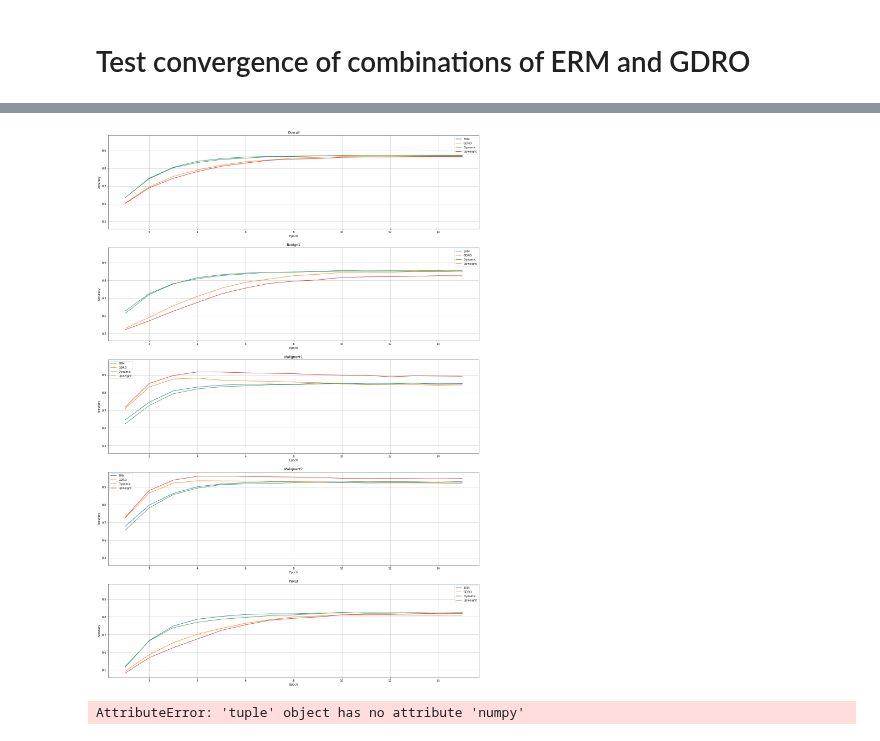
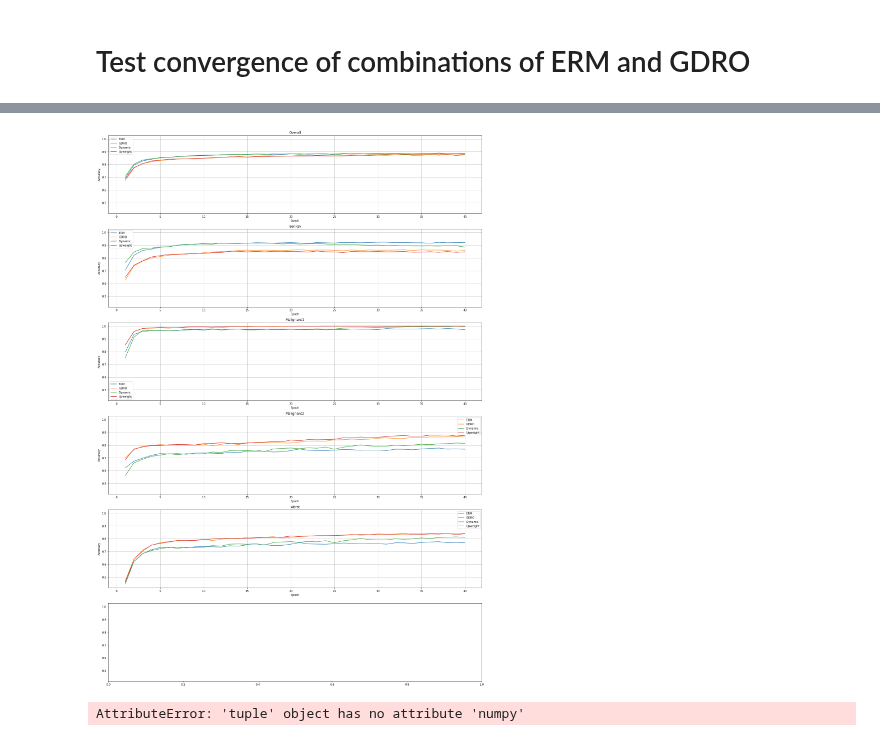
Before and after one commit to mtzig/LIDC_GDRO, a Jupyter notebook: notebooks/run_test.ipynb, the cells around one changed output, grey strips where cells are left out. Saved outputs shown, nothing was run; the diff lists cells and outputs as text; code cells hidden in the pictures.

Commit message:
ran lidc designed features on cnn clusters

```diff
--- a/notebooks/run_test.ipynb
+++ b/notebooks/run_test.ipynb
@@ -61,7 +69,7 @@ Using device cuda
 # %%
 # get LIDC data
 
-df = data_utils.preprocess_data(*data_utils.load_lidc(data_root="data/"))
+df = data_utils.preprocess_data(*data_utils.load_lidc(data_root='data/', feature_path='LIDC_20130817_AllFeatures2D_MaxSlicePerNodule_inLineRatings.csv', subclass_path='subclass_labels/LIDC_data_split_with_cluster.csv'), subclass_column='cluster')
 df
 # %% [output]
 |  | noduleID | Area | ConvexArea | Perimeter | ConvexPerimeter | EquivDiameter | MajorAxisLength | ... |
@@ -210,30 +214,30 @@ for a in range(len(test_algorithms)):
             # create and train model
             # model = models.NeuralNetwork(64, 32, 32, 2)
             # model.to(device)
-            model = model_class(*model_args)
+            model = model_class(*model_args).to(device)
 
             if (algorithm == "ERM"):
-                loss_fn = loss.ERMLoss(model, torch.nn.CrossEntropyLoss(), hparams, subclassed=True)
+                loss_fn = loss.ERMLoss(model, torch.nn.CrossEntropyLoss(), subclassed=True)
             elif (algorithm == "GDRO"):
-                loss_fn = loss.GDROLossAlt(model, torch.nn.CrossEntropyLoss(), hparams["eta"], len(subtypes) - 1, normalize_loss=False)
+                loss_fn = loss.GDROLoss(model, torch.nn.CrossEntropyLoss(), hparams["eta"], len(subtypes) - 1, normalize_loss=False)
             elif (algorithm == "NormGDRO"):
-                loss_fn = loss.GDROLossAlt(model, torch.nn.CrossEntropyLoss(), hparams["eta"], len(subtypes) - 1, normalize_loss=True)
+                loss_fn = loss.GDROLoss(model, torch.nn.CrossEntropyLoss(), hparams["eta"], len(subtypes) - 1, normalize_loss=True)
             elif (algorithm.startswith("GDRO")):
-                loss_fn = loss.GDROLossAlt(model, torch.nn.CrossEntropyLoss(), float(algorithm[len("GDRO"):]), len(subtypes) - 1, normalize_loss=True)
+                loss_fn = loss.GDROLoss(model, torch.nn.CrossEntropyLoss(), float(algorithm[len("GDRO"):]), len(subtypes) - 1, normalize_loss=True)
             elif (algorithm == "Dynamic"):
-                loss_fn = loss.DynamicERMGDROLossAlt(model, torch.nn.CrossEntropyLoss(), hparams["eta"], hparams["gamma"], len(subtypes) - 1)
+                loss_fn = loss.DynamicLoss(model, torch.nn.CrossEntropyLoss(), hparams["eta"], hparams["gamma"], len(subtypes) - 1)
             elif (algorithm.startswith("Dynamic")):
-                loss_fn = loss.DynamicERMGDROLossAlt(model, torch.nn.CrossEntropyLoss(), float(algorithm[len("Dynamic"):]), hparams["gamma"], len(subtypes) - 1)
+                loss_fn = loss.DynamicLoss(model, torch.nn.CrossEntropyLoss(), float(algorithm[len("Dynamic"):]), hparams["gamma"], len(subtypes) - 1)
             elif (algorithm == "Upweight"):
-                loss_fn = loss.UpweightSmall(model, torch.nn.CrossEntropyLoss(), len(subtypes) - 1)
+                loss_fn = loss.UpweightLoss(model, torch.nn.CrossEntropyLoss(), len(subtypes) - 1)
             else:
                 loss_fn = loss.ERMGDROLoss(model, torch.nn.CrossEntropyLoss(), hparams, len(subtypes) - 1)
             optimizer = torch.optim.Adam(model.parameters(), lr=lr, weight_decay=weight_decay)#, momentum=momentum)
 
-            scheduler = ReduceLROnPlateau(optimizer, mode='max', factor=0.2, patience=2, verbose=True)
+            # scheduler = ReduceLROnPlateau(optimizer, mode='max', factor=0.2, patience=2, verbose=True)
 
             for epoch in range(epochs):
-#                 print(f'Epoch {epoch + 1} / {epochs}')
+                print(f'Epoch {epoch + 1} / {epochs}')
 
                 if algorithm == "Sharp":
                     loss_fn.t = epoch / epochs < 0.5  # sharp boundary
@@ -253,7 +257,7 @@ for a in range(len(test_algorithms)):
                 train_eval.train(train_dataloader, model, loss_fn, optimizer)
                 sensitivities = train_eval.evaluate(test_dataloader, model, num_subclasses=len(subtypes) - 1)
 
-                scheduler.step(train_eval.evaluate(val_dataloader, model, num_subclasses=len(subtypes) - 1)[0])
+                # scheduler.step(train_eval.evaluate(val_dataloader, model, num_subclasses=len(subtypes) - 1)[0])
 
                 for i in range(len(subtypes)):
                     results[algorithm][n * epochs * len(subtypes) + epoch * len(subtypes) + i] = sensitivities[i]
@@ -281,9 +285,9 @@ worst_concat = pd.concat([results_df, worst_group])
 trial_means = worst_concat.unstack().unstack().mean(axis=0).unstack(level=0).unstack(level=0).stack()
 
 # Automatically save and download results from colab
-# results_df.to_csv('results.csv')
+# from datetime import datetime
+# results_df.to_csv(f'results_{datetime.now().strftime('%Y%m%d_%H%M%S')}.csv')
 
 # from google.colab import files
-# from datetime import datetime
 # files.download(f'results_{datetime.now().strftime('%Y%m%d_%H%M%S')}.csv')
 # %% [output]
@@ -298,26 +320,34 @@ KeyboardInterrupt: ignored
 # %%
 import matplotlib.pyplot as plt
 
 rolling_window = 1
 
-rolling_data = trial_means.unstack(level=1).rolling(rolling_window).mean().stack()
+drop_epochs = list(range(40, 100))
+
+rolling_data = trial_means.unstack(level=1).rolling(rolling_window).mean().stack().drop(drop_epochs, level=0, axis=0, inplace=False)
 # reindex epochs from 1
 rolling_data.index = pd.MultiIndex.from_tuples(zip(rolling_data.index.get_level_values(0) + 1, rolling_data.index.get_level_values(1)), names=["epoch", "subtype"])
 
 plots = [*subtypes, "Worst"]
+# plots = ["Overall", "Worst"]
 
 hide = []
 
-f, a = plt.subplots(len(plots), 1, sharey=True)
+w = 1
+
+f, a = plt.subplots((len(plots) + 1) // w, w, sharey=True)
+
+#if len(plots) > w:
+  #a = [ax for a0 in a for ax in a0]
 
 # plot subtypes sensitivity
 
 #legend=None,xlim=[55, 60],ylim=[0.85,0.88],
 
 for i in range(len(plots)):
-    rolling_data.drop(columns=hide).xs(plots[i], level=1).plot(xlabel="Epoch",ylabel="Accuracy",kind='line',title=plots[i],ax=a[i],figsize=(24,36),grid=True)
+    rolling_data.drop(columns=hide).xs(plots[i], level=1).plot(xlabel="Epoch",ylabel="Accuracy",kind='line',title=plots[i],ax=a[i],figsize=(24, 6 * ((len(plots) + 1) // w)),grid=True)
 # %% [output]
-[figure, old version]
+[figure, new version]
 # %%
 # ROC curve
 
```
Also changed, not shown: parts of 16 cells of this notebook.
